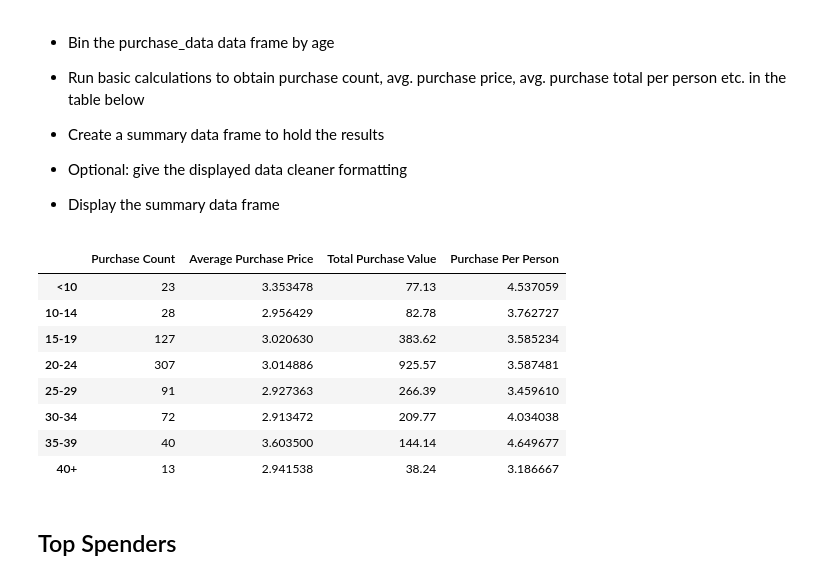
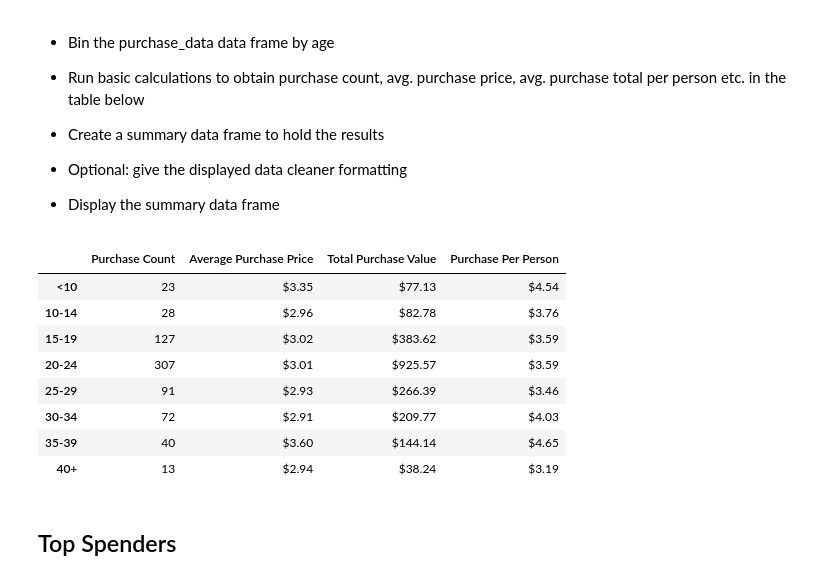
Before and after one commit to akashchhabra303/HeroesOfPymoli, a Jupyter notebook: HeroesOfPymoli_starter.ipynb, the cells around one changed output. Cells and saved outputs as stored; diff of their text form; code cells hidden in the pictures.

```diff
--- a/HeroesOfPymoli_starter.ipynb
+++ b/HeroesOfPymoli_starter.ipynb
@@ -251,41 +297,51 @@ age_dem.sort_index()
 age_lst=[0,9.99,14.99,19.99,24.99,29.99,34.99,39.99,1000]
 lst_name = ["<10","10-14","15-19","20-24","25-29","30-34","35-39","40+"]
 
 purchase = purchase_data.loc[:,["Price","Item ID","Age"]]
 purchase = purchase.drop_duplicates()
 
 
 purchase["age_ranges"] = pd.cut(purchase["Age"], age_lst, labels= lst_name)
 
 
 purchase_count = purchase.groupby(["age_ranges"]).count()["Item ID"]
 purchase_count
 
 count_purchase_analysis = purchase["age_ranges"].value_counts()
 count_purchase_analysis
 
 total_purchase = purchase.groupby(["age_ranges"]).sum()["Price"]
 total_purchase
 
 avg_purchase = total_purchase / count_purchase_analysis
 avg_purchase
 
 purchase_pp = total_purchase/count_dem
 purchase_pp
 
 Purchase_df = pd.DataFrame ({"Purchase Count" : purchase_count, "Average Purchase Price" : avg_purchase,
                                   "Total Purchase Value" : total_purchase, "Purchase Per Person" : purchase_pp} )
+
+
+
+
+
+
+Purchase_df['Average Purchase Price'] = Purchase_df["Average Purchase Price"].map("${:,.2f}".format)
+Purchase_df['Total Purchase Value'] = Purchase_df["Total Purchase Value"].map("${:,.2f}".format)
+Purchase_df['Purchase Per Person'] = Purchase_df["Purchase Per Person"].map("${:,.2f}".format)
+
 Purchase_df
 # %% [output]
 |  | Purchase Count | Average Purchase Price | Total Purchase Value | Purchase Per Person |
-| <10 | 23 | 3.353478 | 77.13 | 4.537059 |
-| 10-14 | 28 | 2.956429 | 82.78 | 3.762727 |
-| 15-19 | 127 | 3.020630 | 383.62 | 3.585234 |
-| 20-24 | 307 | 3.014886 | 925.57 | 3.587481 |
-| 25-29 | 91 | 2.927363 | 266.39 | 3.459610 |
-| 30-34 | 72 | 2.913472 | 209.77 | 4.034038 |
-| 35-39 | 40 | 3.603500 | 144.14 | 4.649677 |
-| 40+ | 13 | 2.941538 | 38.24 | 3.186667 |
+| <10 | 23 | $3.35 | $77.13 | $4.54 |
+| 10-14 | 28 | $2.96 | $82.78 | $3.76 |
+| 15-19 | 127 | $3.02 | $383.62 | $3.59 |
+| 20-24 | 307 | $3.01 | $925.57 | $3.59 |
+| 25-29 | 91 | $2.93 | $266.39 | $3.46 |
+| 30-34 | 72 | $2.91 | $209.77 | $4.03 |
+| 35-39 | 40 | $3.60 | $144.14 | $4.65 |
+| 40+ | 13 | $2.94 | $38.24 | $3.19 |
 # %% [markdown]
 ## Top Spenders
 # %% [markdown]
```
Also changed, not shown: parts of 8 cells of this notebook.
